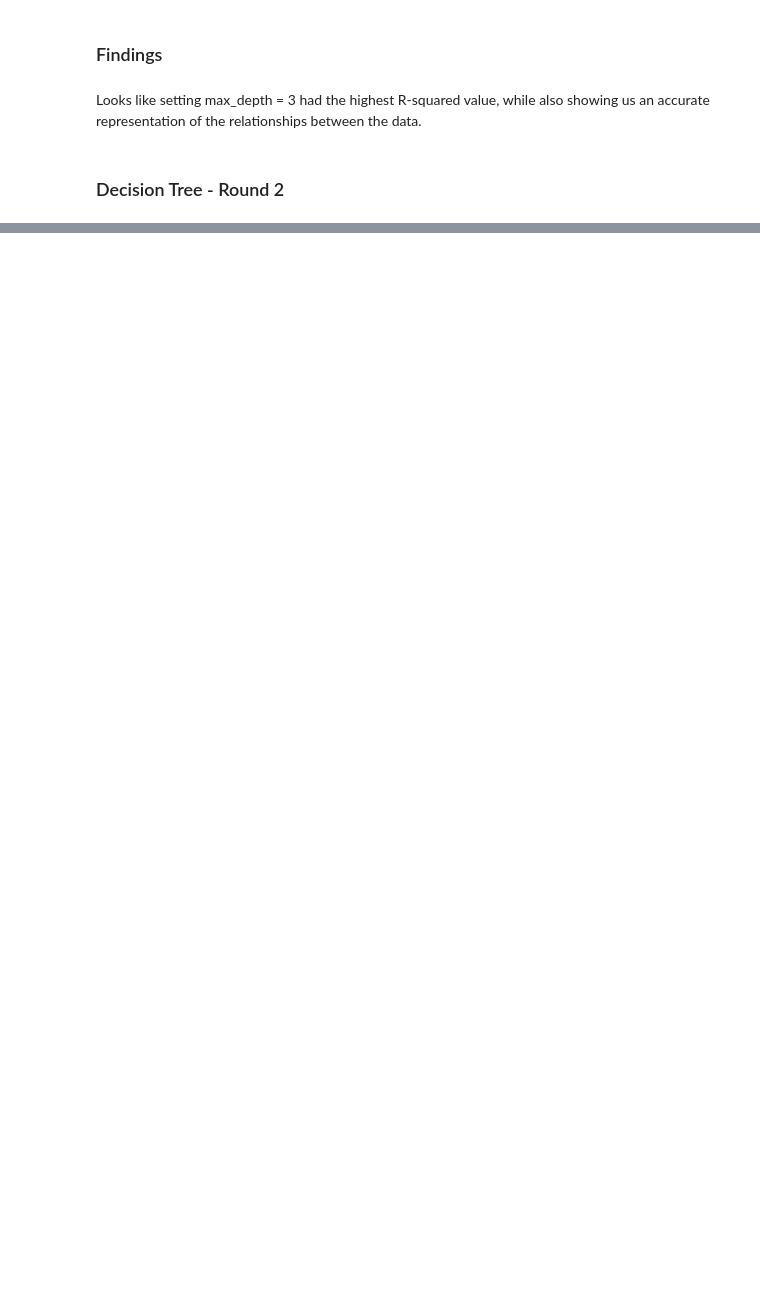
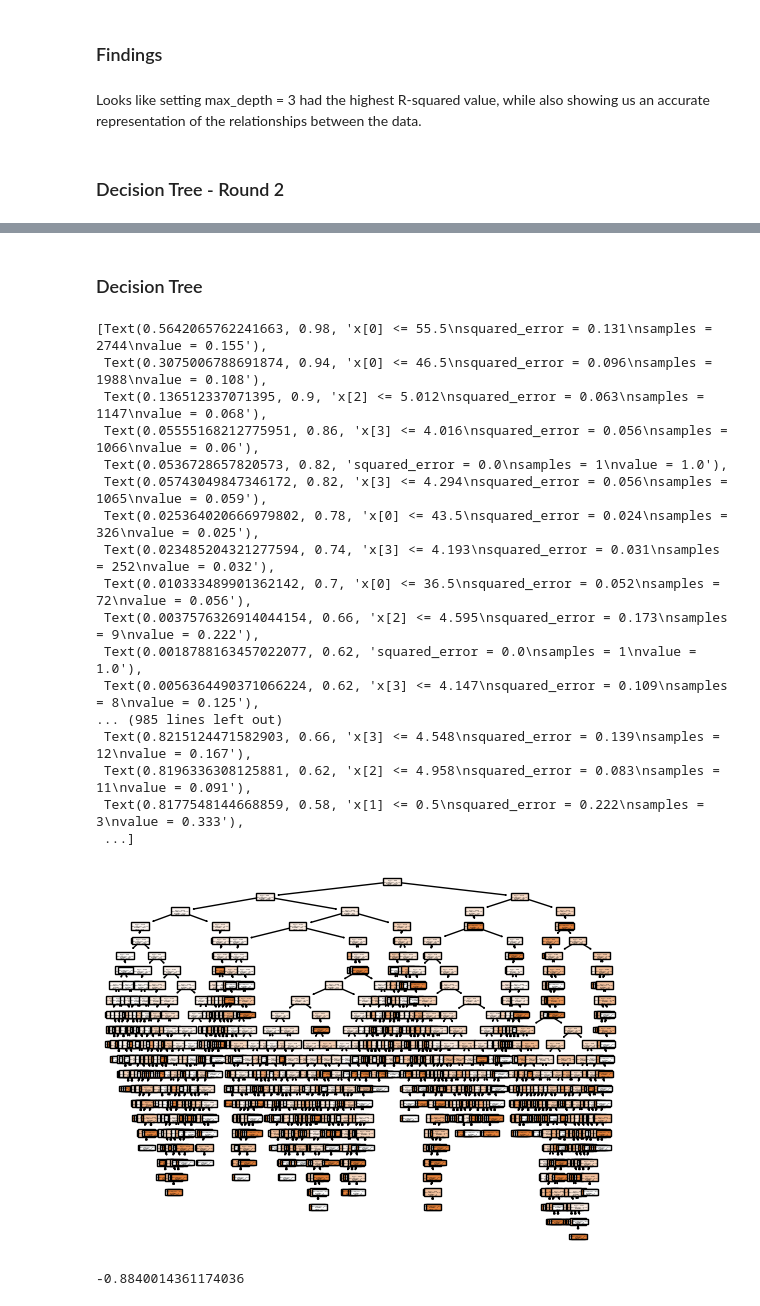
Before and after one commit to amolaka/Notable-Projects, a Jupyter notebook: CHD_Paper.ipynb, the cells around one changed output, grey strips where cells are left out. Saved outputs shown, nothing was run; the diff lists cells and outputs as text; code cells hidden in the pictures; blank space fills up the shorter version.

Commit message:
Second set of decision tree models

```diff
--- a/CHD_Paper.ipynb
+++ b/CHD_Paper.ipynb
@@ -651,7 +777,0 @@ from sklearn.ensemble import RandomForestRegressor
-# %%
-# Import dataset
-#! git clone https://github.com/DS3001/project_chd
-data = pd.read_csv('/content/project_chd/fhs_train.csv')
-data = data.drop("Unnamed: 0", axis = 1)
-test_data = pd.read_csv('/content/project_chd/fhs_test.csv')
-test_data = test_data.drop("Unnamed: 0", axis = 1)
@@ -666,4 +777,0 @@ Resolving deltas: 100% (6/6), done.
-# %%
-# Drop NAs
-data = data.dropna()
-test_data = test_data.dropna()
@@ -706,0 +784,54 @@ forest_importances.plot.bar()
+# %% [markdown]
+### Decision Tree
+# %%
+# Decision Tree
+tree_data = data.loc[:, ['TenYearCHD', 'age', 'prevalentHyp', 'sysBP_log', 'diaBP_log']]
+tree_test_data = test_data.loc[:, ['TenYearCHD', 'age', 'prevalentHyp', 'sysBP_log', 'diaBP_log']]
+# Import packages and libraries
+from sklearn.tree import plot_tree
+from sklearn.tree import DecisionTreeRegressor
+from sklearn.model_selection import train_test_split
+
+# Process data
+y = tree_data['TenYearCHD']
+X = tree_data.drop(['TenYearCHD'], axis = 1)
+y_test = tree_test_data['TenYearCHD']
+X_test = tree_test_data.drop(['TenYearCHD'], axis = 1)
+
+
+# Fit tree
+tree = DecisionTreeRegressor()
+tree = tree.fit(X, y)
+
+# Make predictions on the test data
+y_hat = tree.predict(X_test)
+
+# Visualize results
+plot_tree(tree, filled = True)
+# %% [output]
+[Text(0.5642065762241663, 0.98, 'x[0] <= 55.5\nsquared_error = 0.131\nsamples = 2744\nvalue = 0.155'),
+ Text(0.3075006788691874, 0.94, 'x[0] <= 46.5\nsquared_error = 0.096\nsamples = 1988\nvalue = 0.108'),
+ Text(0.136512337071395, 0.9, 'x[2] <= 5.012\nsquared_error = 0.063\nsamples = 1147\nvalue = 0.068'),
+ Text(0.05555168212775951, 0.86, 'x[3] <= 4.016\nsquared_error = 0.056\nsamples = 1066\nvalue = 0.06'),
+ Text(0.0536728657820573, 0.82, 'squared_error = 0.0\nsamples = 1\nvalue = 1.0'),
+ Text(0.05743049847346172, 0.82, 'x[3] <= 4.294\nsquared_error = 0.056\nsamples = 1065\nvalue = 0.059'),
+ Text(0.025364020666979802, 0.78, 'x[0] <= 43.5\nsquared_error = 0.024\nsamples = 326\nvalue = 0.025'),
+ Text(0.023485204321277594, 0.74, 'x[3] <= 4.193\nsquared_error = 0.031\nsamples = 252\nvalue = 0.032'),
+ Text(0.010333489901362142, 0.7, 'x[0] <= 36.5\nsquared_error = 0.052\nsamples = 72\nvalue = 0.056'),
+ Text(0.0037576326914044154, 0.66, 'x[2] <= 4.595\nsquared_error = 0.173\nsamples = 9\nvalue = 0.222'),
+ Text(0.0018788163457022077, 0.62, 'squared_error = 0.0\nsamples = 1\nvalue = 1.0'),
+ Text(0.0056364490371066224, 0.62, 'x[3] <= 4.147\nsquared_error = 0.109\nsamples = 8\nvalue = 0.125'),
+... (985 lines left out)
+ Text(0.8215124471582903, 0.66, 'x[3] <= 4.548\nsquared_error = 0.139\nsamples = 12\nvalue = 0.167'),
+ Text(0.8196336308125881, 0.62, 'x[2] <= 4.958\nsquared_error = 0.083\nsamples = 11\nvalue = 0.091'),
+ Text(0.8177548144668859, 0.58, 'x[1] <= 0.5\nsquared_error = 0.222\nsamples = 3\nvalue = 0.333'),
+ ...]
+[figure, added]
+# %%
+# Statistics for above tree
+SSE = np.sum((y_test - y_hat) ** 2)
+TSS  =np.sum((y_test - np.mean(y)) ** 2)
+rsq = 1 - SSE/TSS
+print(rsq)
+# %% [output]
+-0.8840014361174036
```
Also changed, not shown: parts of 45 cells of this notebook.
